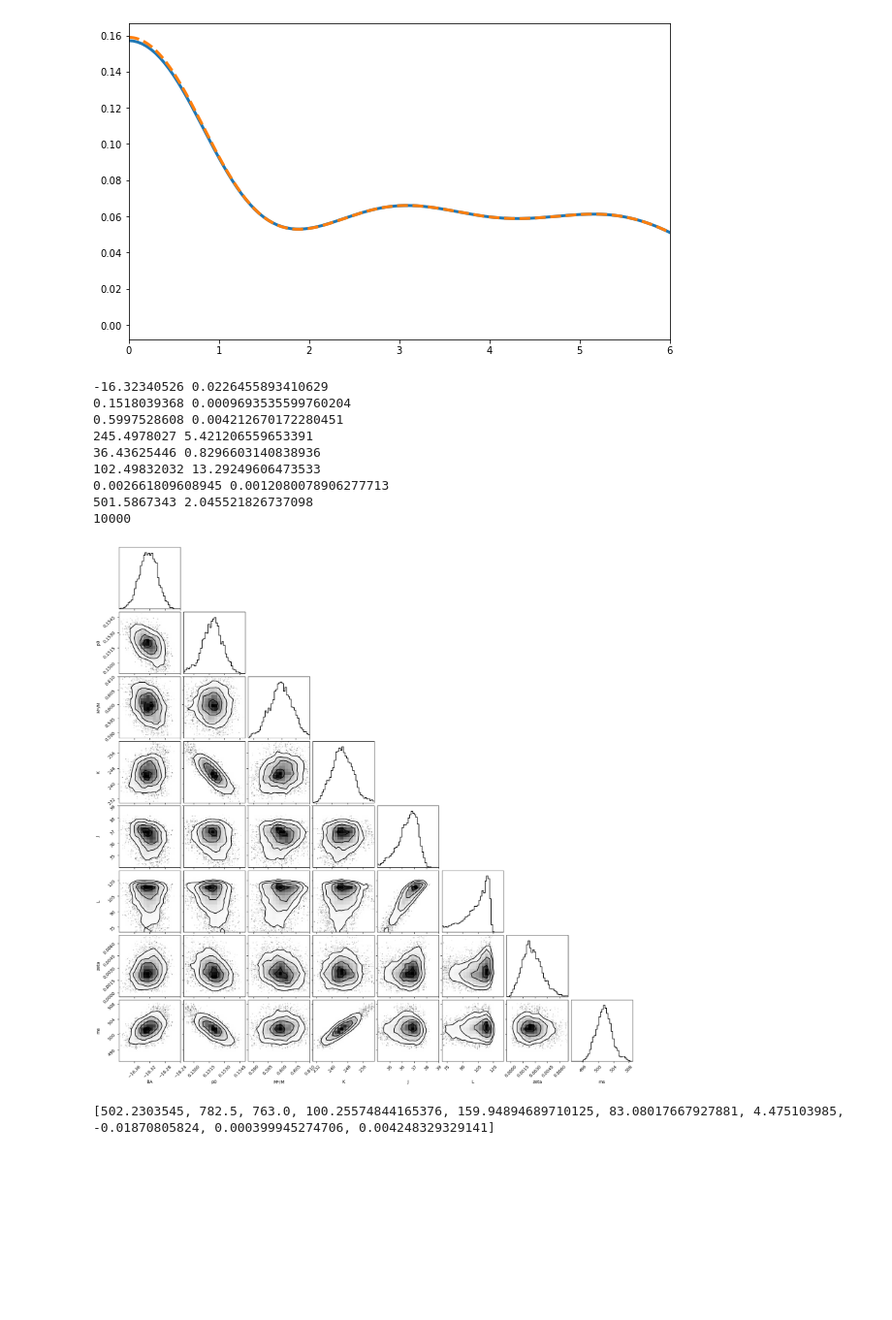
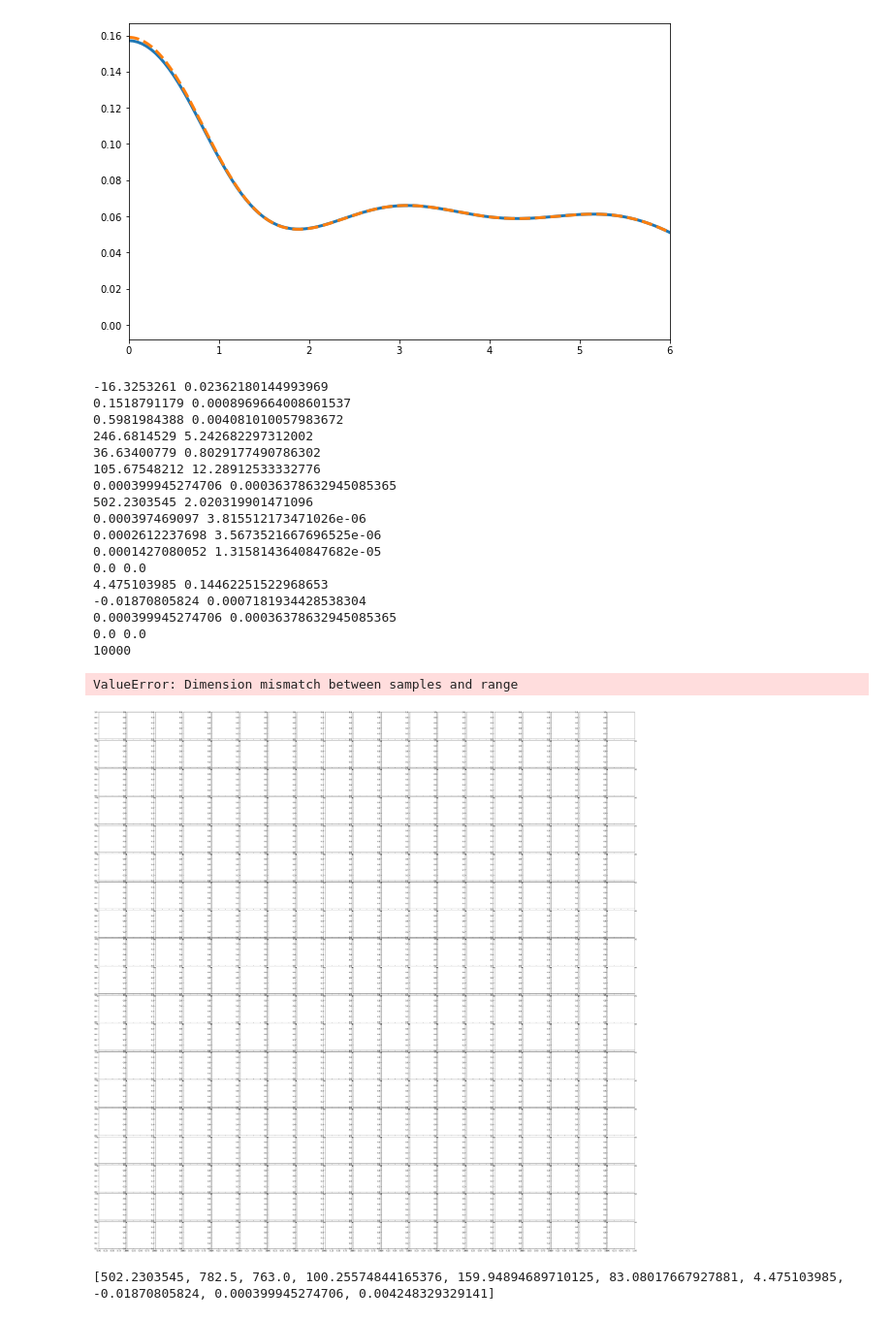
Before and after one commit to torquteam/FSU_FINITE, a Jupyter notebook: plots.ipynb, the cells around one changed output. Shown at 97% size. Drawn from its saved outputs; the diff is of its cells as text; code cells hidden in the pictures; blank space fills up the shorter version.

```diff
--- a/plots.ipynb
+++ b/plots.ipynb
@@ -255,29 +255,38 @@ axs.set_xlim(0,6)
 # %%
 import corner
 import numpy as np
 import matplotlib.pyplot as plt
 import statistics
-samples = np.loadtxt("MCMC.txt")
+samples = np.loadtxt("LIGO_Paper/MCMC_complete_28.txt")
 
-for i in range(8):
+for i in range(16):
     print(statistics.mean(samples[:,i]),statistics.stdev(samples[:,i]))
 
 print(len(samples))
 
 ranges = [(-16.4,-16.24),(0.149,0.155),(0.588,0.61),(230.0,262.0),(34.0,39.0),(70.0,130.0),(-0.0005,0.007),(493.0,509.0)]
 figure = corner.corner(samples,labels=["BA","p0","M*/M","K","J","L","zeta","ms"],hist_bin_factor=[2.0]*8,smooth=0.7,smooth1d=0.6,bins=[20]*8,range=ranges)
 plt.savefig("Corner.png",transparent=False,facecolor='white')
 # %% [output]
--16.32340526 0.0226455893410629
-0.1518039368 0.0009693535599760204
-0.5997528608 0.004212670172280451
-245.4978027 5.421206559653391
-36.43625446 0.8296603140838936
-102.49832032 13.29249606473533
-0.002661809608945 0.0012080078906277713
-501.5867343 2.045521826737098
+-16.3253261 0.02362180144993969
+0.1518791179 0.0008969664008601537
+0.5981984388 0.004081010057983672
+246.6814529 5.242682297312002
+36.63400779 0.8029177490786302
+105.67548212 12.28912533332776
+0.000399945274706 0.00036378632945085365
+502.2303545 2.020319901471096
+0.000397469097 3.815512173471026e-06
+0.0002612237698 3.5673521667696525e-06
+0.0001427080052 1.3158143640847682e-05
+0.0 0.0
+4.475103985 0.14462251522968653
+-0.01870805824 0.0007181934428538304
+0.000399945274706 0.00036378632945085365
+0.0 0.0
 10000
+ValueError: Dimension mismatch between samples and range
-[figure, old version]
+[figure, new version]
 # %%
 import corner
 import numpy as np
```
Also changed, not shown: 2 other files.
